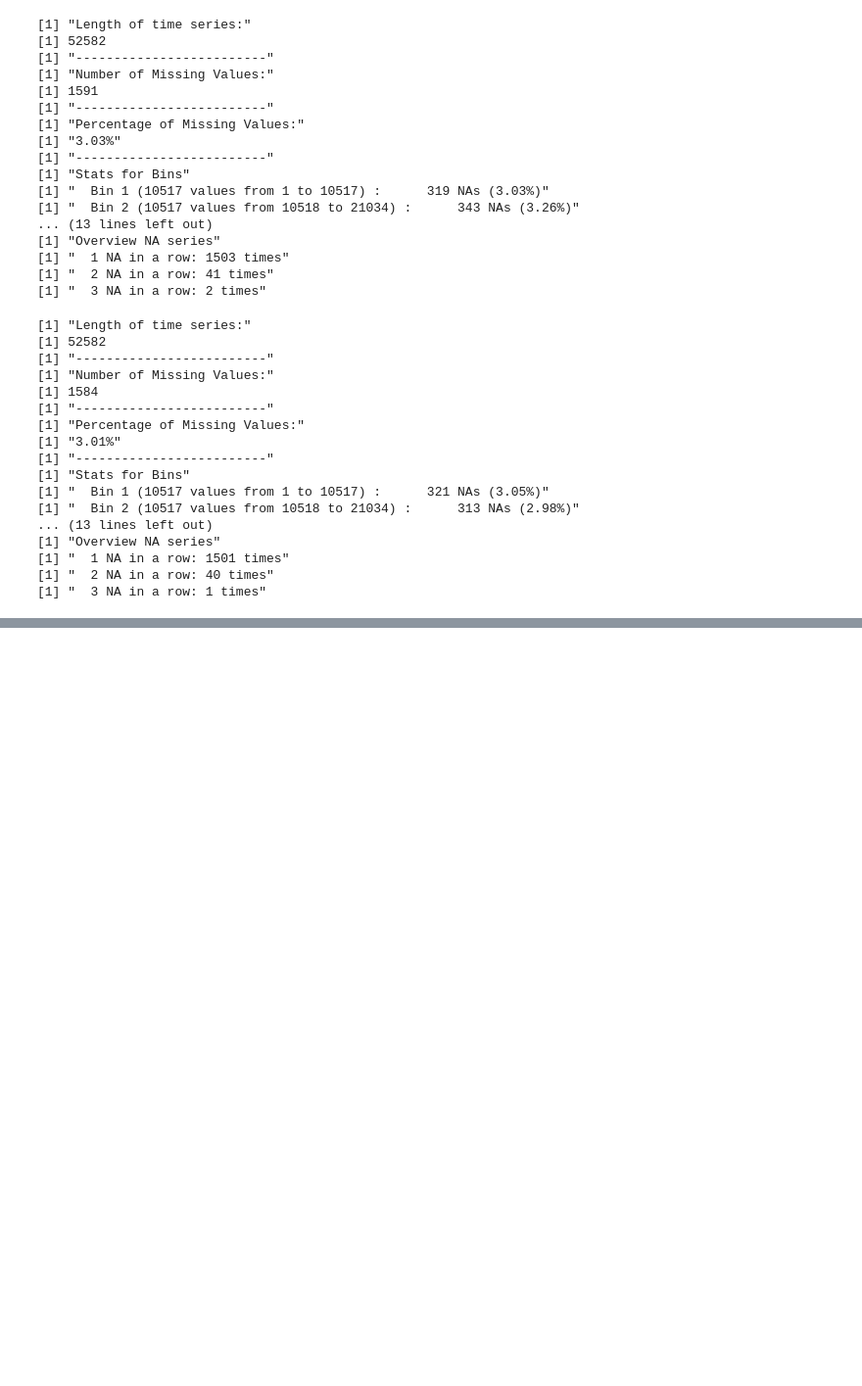
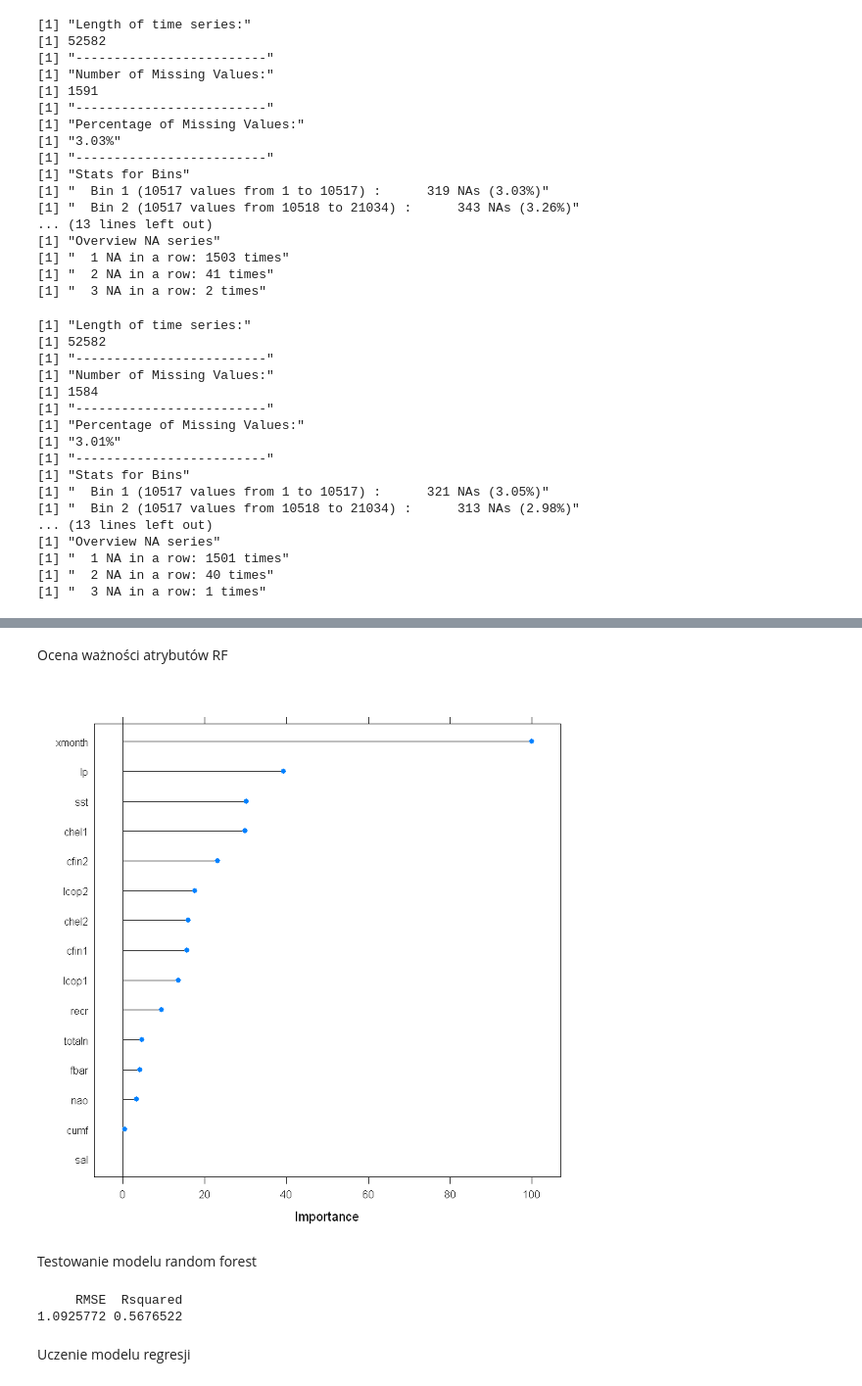
Before and after one commit to wendiego/projekt_sledz.github.io, a Jupyter notebook: harring_project.ipynb, the cells around one changed output, grey strips where cells are left out. Shown at 98% size. Drawn from its saved outputs; the diff is of its cells as text; code cells hidden in the pictures; blank space fills up the shorter version.

```diff
--- a/harring_project.ipynb
+++ b/harring_project.ipynb
@@ -315,0 +409,6 @@ ERROR: Error in mice(fish_data, m = 5, maxit = 50, meth = "pmm", seed = 500): No
+# %%
+set.seed(23)
+inTraining <- createDataPartition(y = fish_data$length,p = .75,list = FALSE)
+
+training <- fish_data[ inTraining,]
+testing  <- fish_data[-inTraining,]
@@ -315,0 +417,2 @@ ERROR: Error in mice(fish_data, m = 5, maxit = 50, meth = "pmm", seed = 500): No
+# %%
+ctrl <- trainControl(method = "repeatedcv", number = 3,repeats = 6)
@@ -315,0 +421,20 @@ ERROR: Error in mice(fish_data, m = 5, maxit = 50, meth = "pmm", seed = 500): No
+# %%
+set.seed(23)
+fitrf <- train(length ~ .,data = training,method = "rf", trControl = ctrl, ntree = 10, importance=T)
+fitrf
+# %% [markdown]
+Ocena ważności atrybutów RF
+# %%
+plot(varImp(fitrf))
+# %% [output]
+[figure, added]
+# %% [markdown]
+Testowanie modelu random forest
+# %%
+rfLength <- predict(fitrf, newdata = testing)
+postResample(pred = rfLength, obs = testing$length)
+# %% [output]
+     RMSE  Rsquared
+1.0925772 0.5676522
+# %% [markdown]
+Uczenie modelu regresji
```
Also changed, not shown: parts of 34 cells of this notebook, 2 other files.
